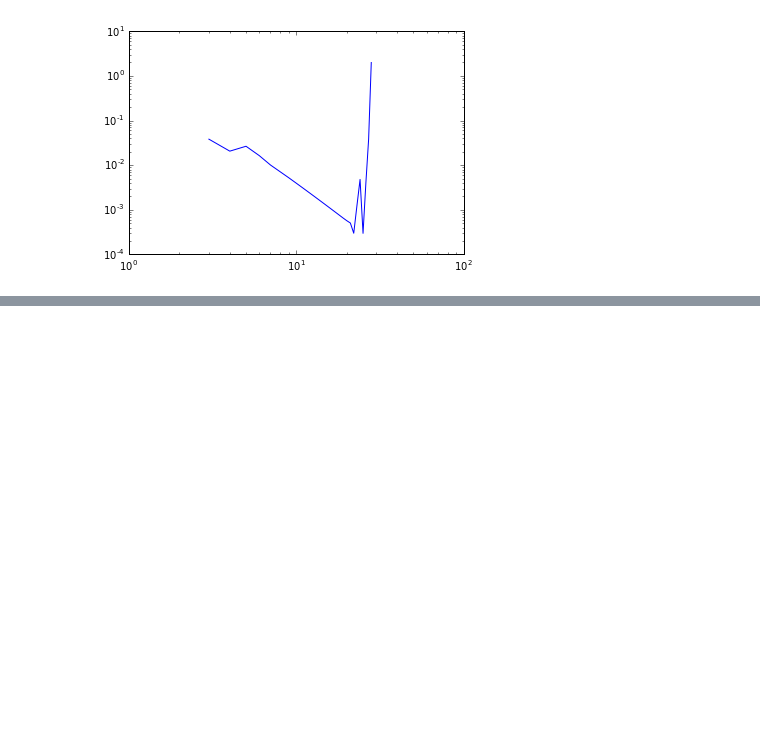
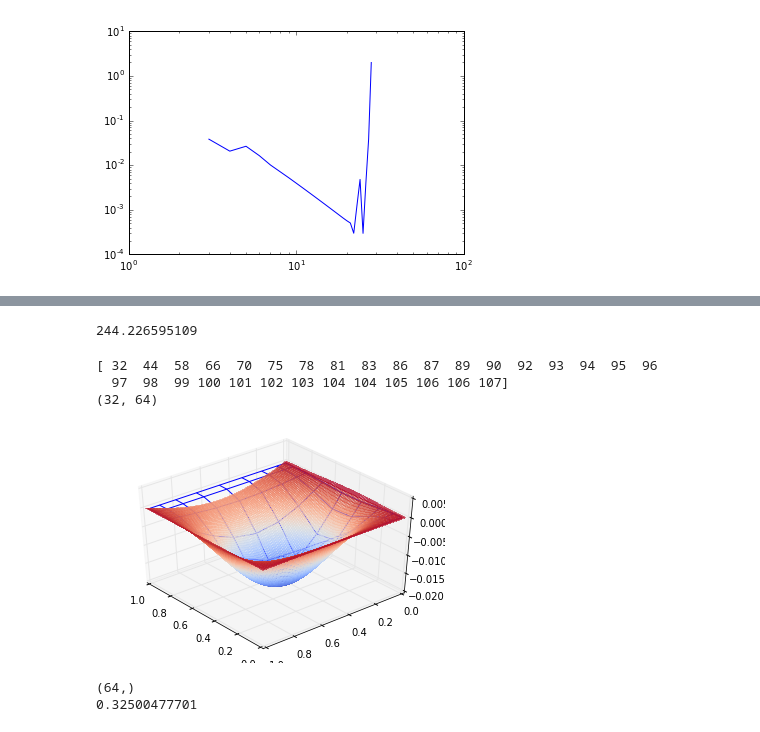
Before and after one commit to pdicerbo/P1.4, a Jupyter notebook: Basics/FinalProject.ipynb, the cells around one changed output, grey strips where cells are left out. Saved outputs shown, nothing was run; the diff lists cells and outputs as text; code cells hidden in the pictures; blank space fills up the shorter version.

```diff
--- a/Basics/FinalProject.ipynb
+++ b/Basics/FinalProject.ipynb
@@ -343,0 +409,69 @@ print(RHS.shape)
+# %%
+# alpha = 100
+# S = alpha*M+Axx+Ayy
+# print(cond(S))
+# S[bc_id] = 0
+# S[:,bc_id] = 0
+# for i in bc_id:
+    #S[i,i] = alpha
+# spy(S)
+# show()
+print(cond(100*M + Axx + Ayy))
+# %% [output]
+244.226595109
+# %%
+def final_derivative(u, time):
+    F = assemble_rhs(forcing_term, quadrature, B, W, time)
+    AxAyu = (Axx + Ayy).dot(u)
+    prod = linalg.inv(10.*M).dot(F - AxAyu)
+    return prod
+# %%
+from scipy.integrate import odeint
+tstep = 1. / 32.
+t_array = arange(0., 1., tstep)
+
+initial_cond = zeros(N[0] * N[1])
+
+results, nfo = odeint(final_derivative, initial_cond, t_array, full_output = True)
+print(nfo['nst'])
+print(results.shape)
+
+#print(u.shape)
+to_print = results[-1, :].reshape((N[1],N[0]))
+uh = eval_space(LL, to_print)
+
+
+fig = plt.figure()
+ax = fig.gca(projection='3d')
+
+surf0 = ax.plot_wireframe(QX, QY, f_lambd(QX, QY, 1.))
+surf1 = ax.plot_surface(X, Y, uh(X,Y), rstride=1, cstride=1, cmap=cm.coolwarm, linewidth=0, antialiased=False, alpha=.5)
+
+ax.view_init(elev=40., azim=140)
+# %% [output]
+[ 32  44  58  66  70  75  78  81  83  86  87  89  90  92  93  94  95  96
+  97  98  99 100 101 102 103 104 104 105 106 106 107]
+(32, 64)
+[figure, added]
+# %%
+# error calculation
+wh_coeff = solve(M, results[-1,:])
+
+print(wh_coeff.shape)
+
+wh = B.dot(wh_coeff)
+
+gx, gy = meshgrid(quadrature[0], quadrature[1])
+
+to_sum = f_lambd(gx, gy, 0.).flatten()
+
+integ = wh - to_sum
+
+# for the L^2 norm I need the square of the function
+qd = integ*integ
+done = W.dot(qd)
+final_res = (add.reduce(done))**.5
+print(final_res)
+# %% [output]
+(64,)
+0.32500477701
```
Also changed, not shown: parts of 12 cells of this notebook.
